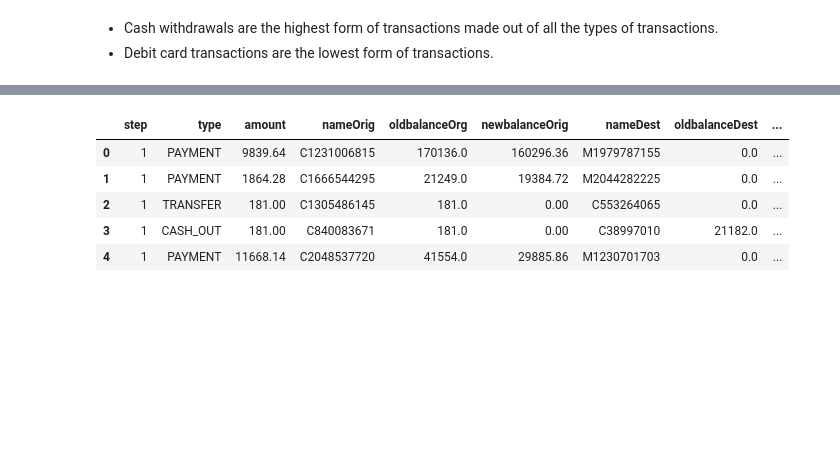
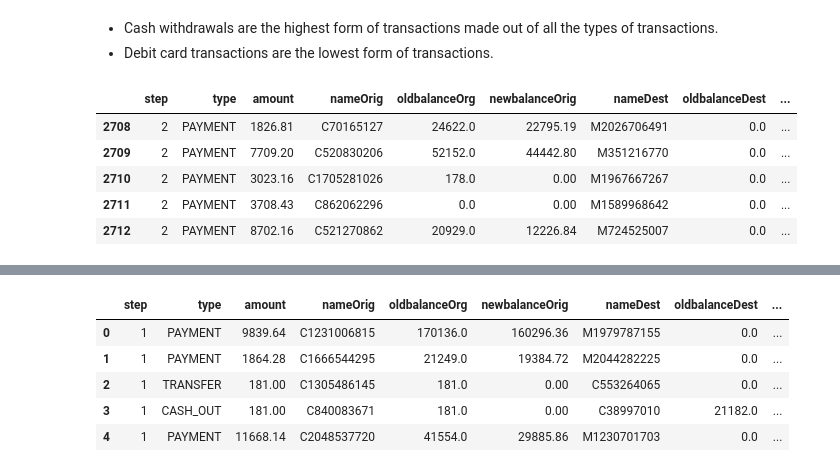
Before and after one commit to daryllalmeida/Credit-Card-Fraud-Detection, a Jupyter notebook: Creditcardfraud.ipynb, the cells around one changed output, grey strips where cells are left out. Saved outputs shown, nothing was run; the diff lists cells and outputs as text; code cells hidden in the pictures; blank space fills up the shorter version.

```diff
--- a/Creditcardfraud.ipynb
+++ b/Creditcardfraud.ipynb
@@ -73,3 +75,12 @@ Name: type, dtype: int64
 # %% [markdown]
 - Cash withdrawals are the highest form of transactions made out of all the types of transactions.
 - Debit card transactions are the lowest form of transactions.
+# %%
+df[df['step']==2].head()
+# %% [output]
+|  | step | type | amount | nameOrig | oldbalanceOrg | newbalanceOrig | nameDest | oldbalanceDest | ... |
+| 2708 | 2 | PAYMENT | 1826.81 | C70165127 | 24622.0 | 22795.19 | M2026706491 | 0.0 | ... |
+| 2709 | 2 | PAYMENT | 7709.20 | C520830206 | 52152.0 | 44442.80 | M351216770 | 0.0 | ... |
+| 2710 | 2 | PAYMENT | 3023.16 | C1705281026 | 178.0 | 0.00 | M1967667267 | 0.0 | ... |
+| 2711 | 2 | PAYMENT | 3708.43 | C862062296 | 0.0 | 0.00 | M1589968642 | 0.0 | ... |
+| 2712 | 2 | PAYMENT | 8702.16 | C521270862 | 20929.0 | 12226.84 | M724525007 | 0.0 | ... |
```
Also changed, not shown: parts of 28 cells of this notebook.
